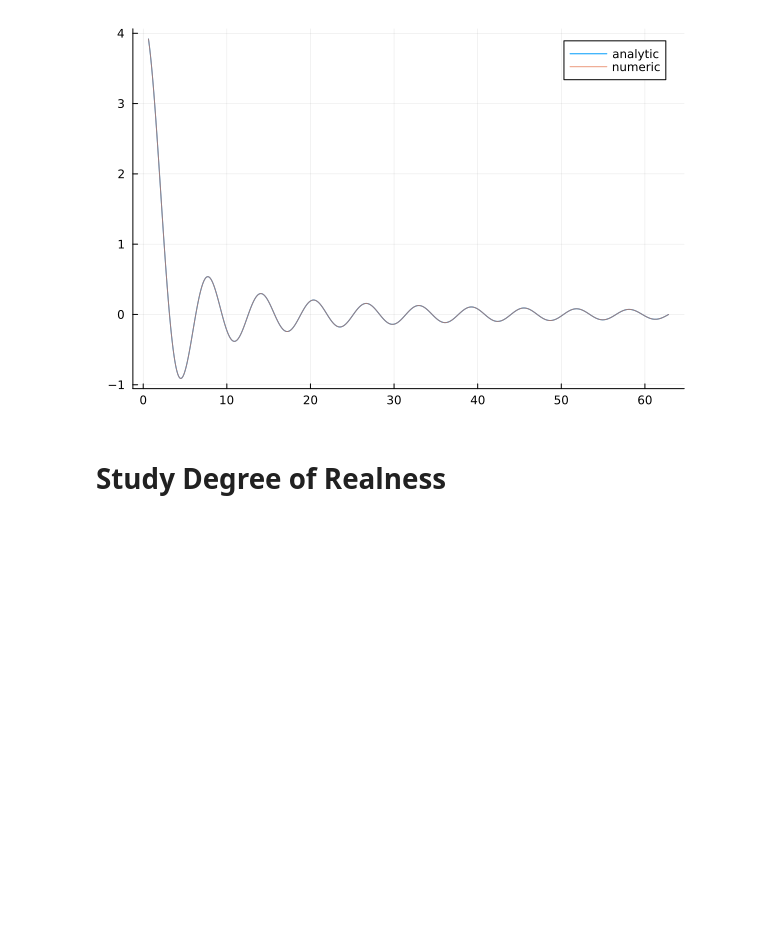
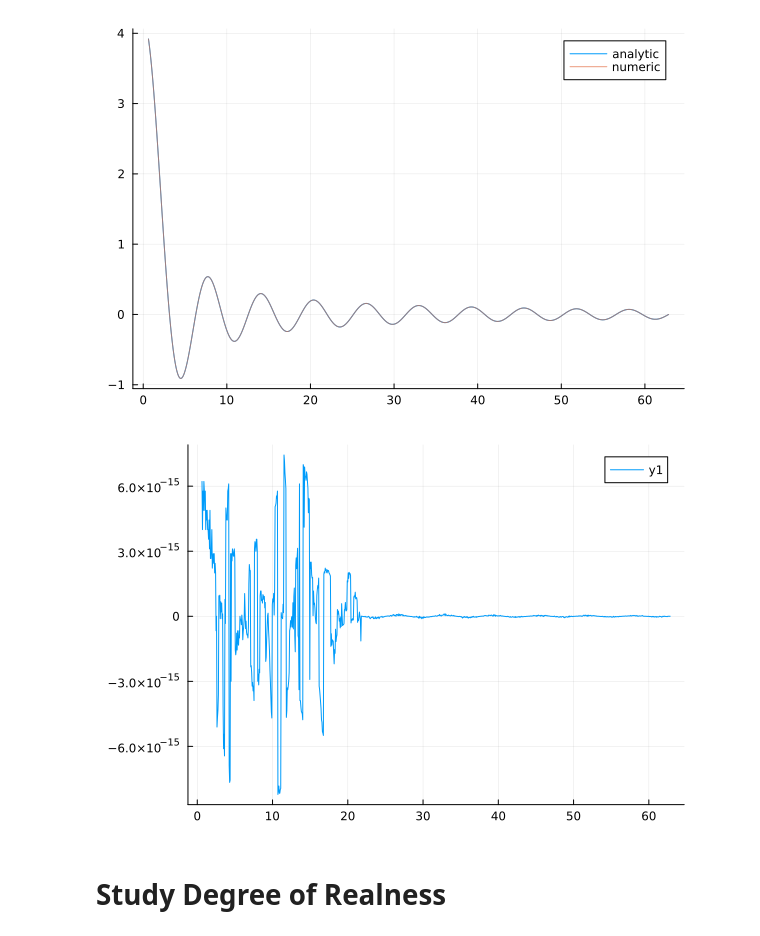
Before and after one commit to Bh2412/EnvelopeApproximation.jl, a Jupyter notebook: scripts/general/single_bubble.ipynb, the cells around one changed output. Saved outputs shown, nothing was run; the diff lists cells and outputs as text; code cells hidden in the pictures; blank space fills up the shorter version.

```diff
--- a/scripts/general/single_bubble.ipynb
+++ b/scripts/general/single_bubble.ipynb
@@ -79,6 +79,10 @@ plot(ks, analytic_T_ii, label="analytic")
 plot!(ks, numerical_ii_integral, label="numeric", alpha=0.7)
 # %% [output]
 [figure]
+# %%
+plot(ks, numerical_ii_integral - analytic_T_ii)
+# %% [output]
+[figure, added]
 # %% [markdown]
 # Study Degree of Realness
 # %%
```
Also changed, not shown: parts of 1 cell of this notebook, 4 other files.
